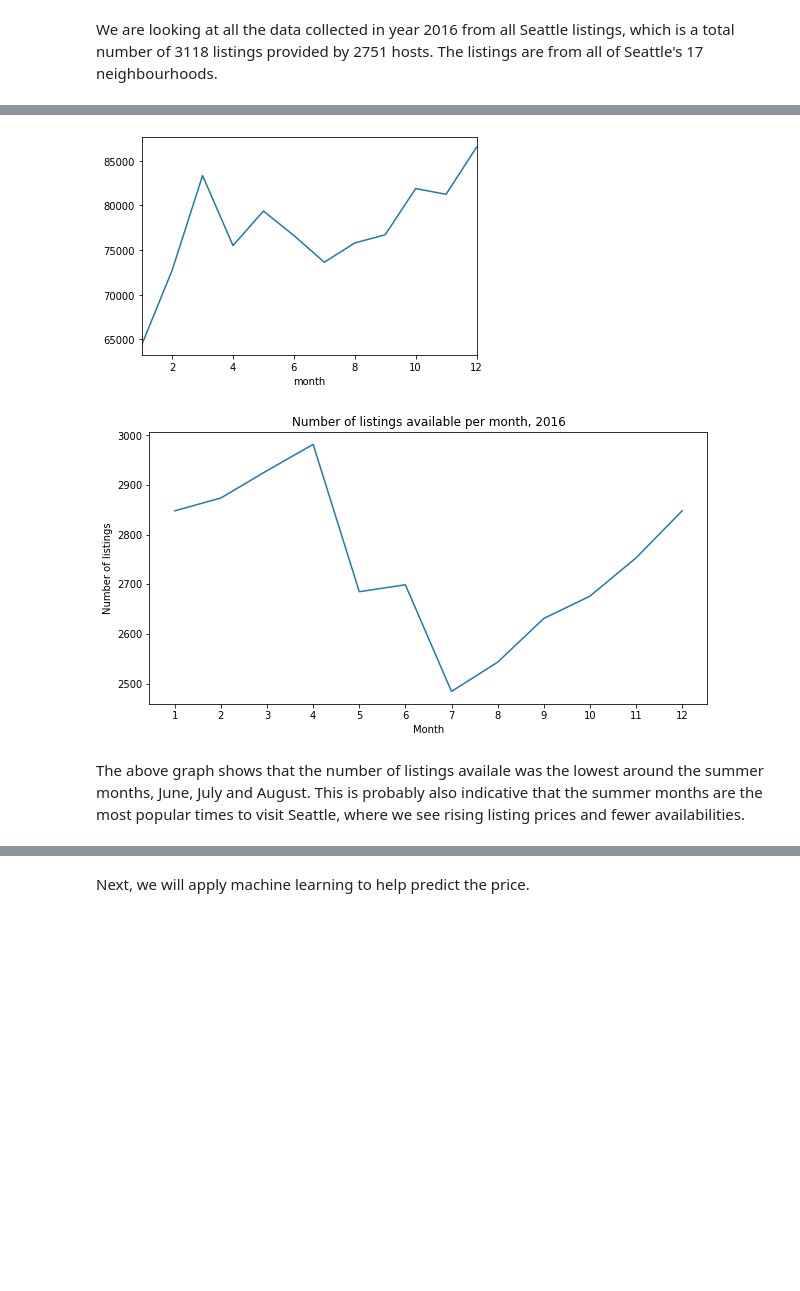
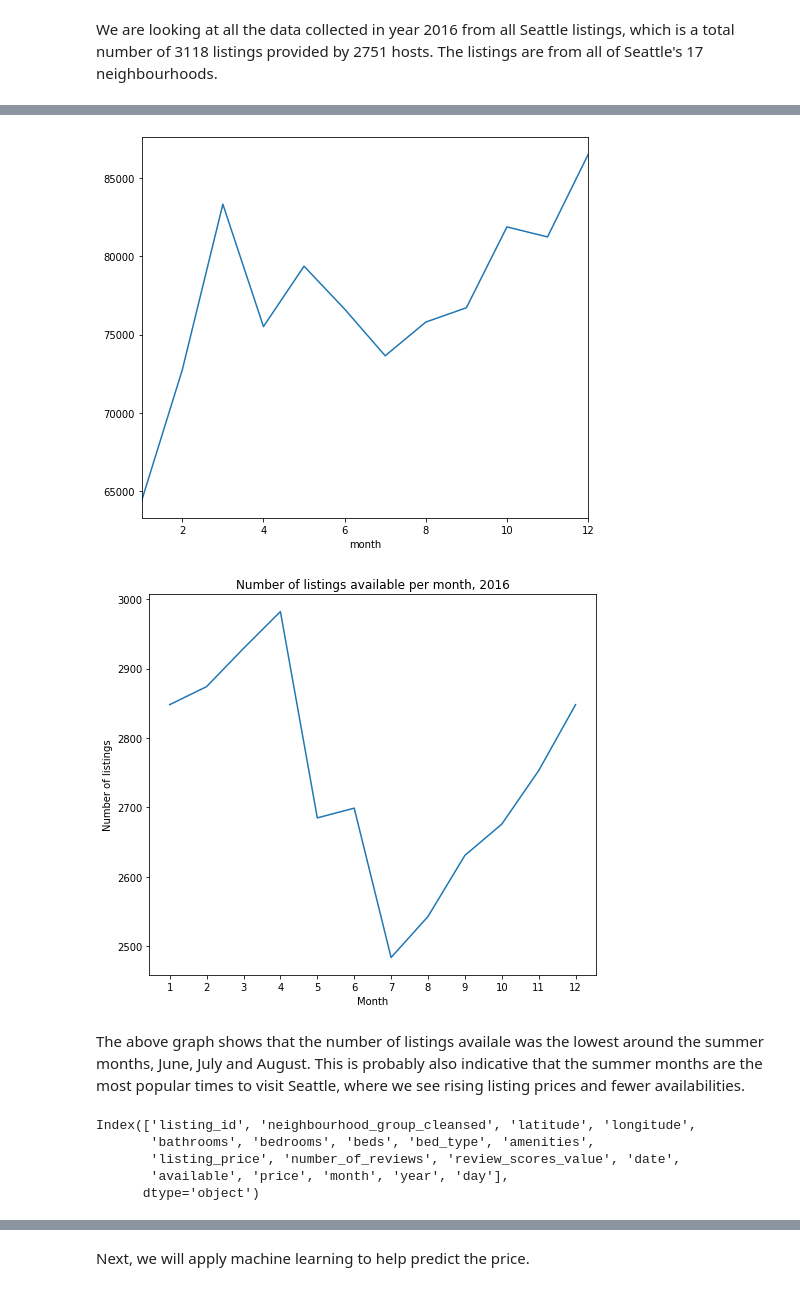
Before and after one commit to Qing-code/Seattle-AirBNB-Analysis, a Jupyter notebook: Seattle Analysis Final.ipynb, the cells around one changed output, grey strips where cells are left out. Cells and saved outputs as stored; diff of their text form; code cells hidden in the pictures; blank space fills up the shorter version.

```diff
--- a/Seattle Analysis Final.ipynb
+++ b/Seattle Analysis Final.ipynb
@@ -339,12 +364,12 @@ plt.show()
 # %%
 average_monthly_listing = df.groupby(df['month']).count()['listing_id']
 
 #plot
-average_monthly_listing.plot(kind='line')
+average_monthly_listing.plot(kind='line',figsize=(8,7))
 
 plt.show()
 # %% [output]
-[figure, old version]
+[figure, new version]
 # %%
 number_of_listings_by_month = pd.Series([12])
 for i in range(1, 13):
@@ -353,7 +378,7 @@ for i in range(1, 13):
 number_of_listings_by_month = number_of_listings_by_month.drop(0)
 
 #plot
-plt.figure(figsize=(10,5))
+plt.figure(figsize=(8,7))
 plt.plot(number_of_listings_by_month)
 plt.xticks(np.arange(1, 13, step=1))
 plt.ylabel('Number of listings')
@@ -364,7 +389,15 @@ plt.savefig('number of available listings.png')
 
 plt.show()
 # %% [output]
-[figure, old version]
+[figure, new version]
 # %% [markdown]
 The above graph shows that the number of listings availale was the lowest around the summer months, June, July and August. This is probably also indicative that the summer months are the most popular times to visit Seattle, where we see rising listing prices and fewer availabilities.
+# %%
+df.columns
+# %% [output]
+Index(['listing_id', 'neighbourhood_group_cleansed', 'latitude', 'longitude',
+       'bathrooms', 'bedrooms', 'beds', 'bed_type', 'amenities',
+       'listing_price', 'number_of_reviews', 'review_scores_value', 'date',
+       'available', 'price', 'month', 'year', 'day'],
+      dtype='object')
 # %%
```
Also changed, not shown: parts of 7 cells of this notebook.
